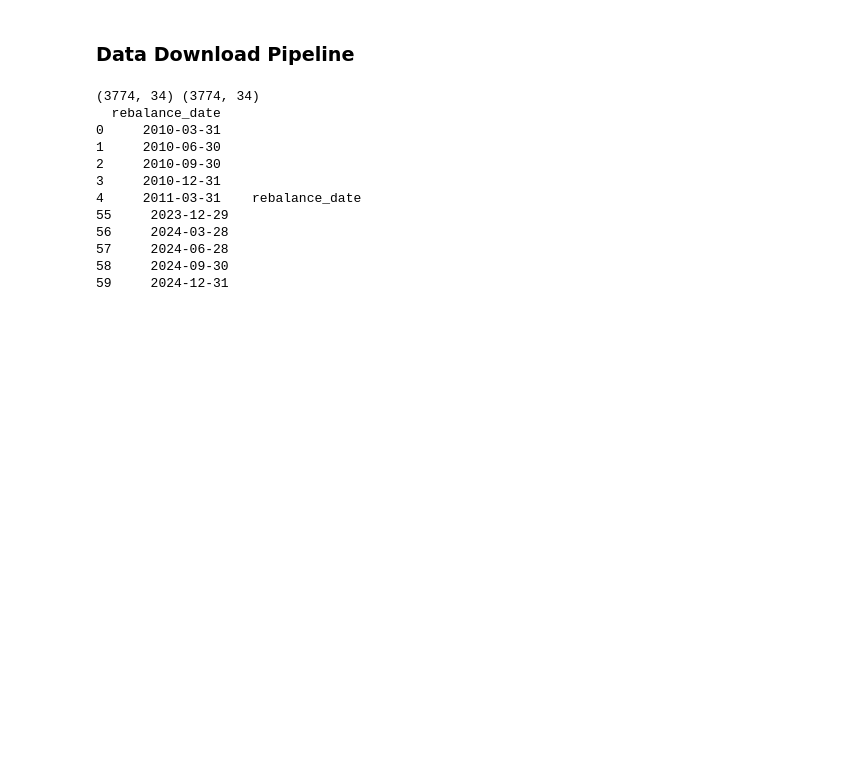
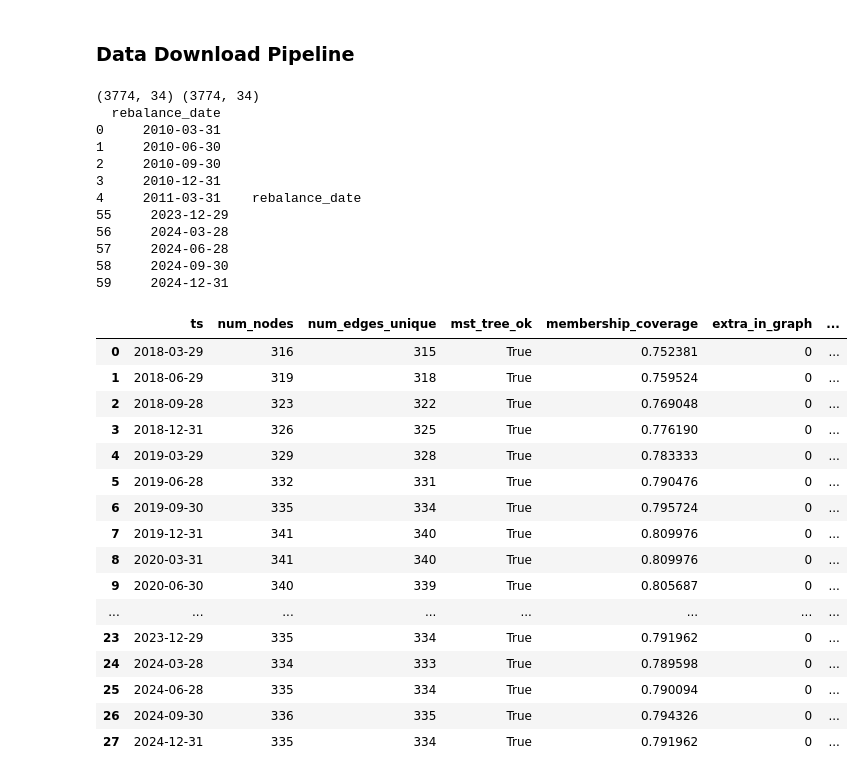
Before and after one commit to BrianIsaac/FinanceCoding, a Jupyter notebook: GNN/test.ipynb, the cells around one changed output. Drawn from its saved outputs; the diff is of its cells as text; code cells hidden in the pictures; blank space fills up the shorter version.

```diff
--- a/GNN/test.ipynb
+++ b/GNN/test.ipynb
@@ -24,3 +24,34 @@ print(rb.head(), rb.tail())          # quarterly dates
 57     2024-06-28
 58     2024-09-30
 59     2024-12-31
+# %%
+from src import utils
+
+
+qa_df = utils.qa_all_graphs(
+    save_dir="processed/graphs",
+    expect_undirected=True,
+    filter_method="mst",
+    membership_csv="data/processed/universe_membership_wiki_sp400_seeded.csv",
+    export_csv="processed/graphs_qa_summary.csv",
+)
+qa_df[['ts','num_nodes','num_edges_unique','mst_tree_ok',
+       'membership_coverage','extra_in_graph','missing_from_graph']]
+# %% [output]
+|  | ts | num_nodes | num_edges_unique | mst_tree_ok | membership_coverage | extra_in_graph | ... |
+| 0 | 2018-03-29 | 316 | 315 | True | 0.752381 | 0 | ... |
+| 1 | 2018-06-29 | 319 | 318 | True | 0.759524 | 0 | ... |
+| 2 | 2018-09-28 | 323 | 322 | True | 0.769048 | 0 | ... |
+| 3 | 2018-12-31 | 326 | 325 | True | 0.776190 | 0 | ... |
+| 4 | 2019-03-29 | 329 | 328 | True | 0.783333 | 0 | ... |
+| 5 | 2019-06-28 | 332 | 331 | True | 0.790476 | 0 | ... |
+| 6 | 2019-09-30 | 335 | 334 | True | 0.795724 | 0 | ... |
+| 7 | 2019-12-31 | 341 | 340 | True | 0.809976 | 0 | ... |
+| 8 | 2020-03-31 | 341 | 340 | True | 0.809976 | 0 | ... |
+| 9 | 2020-06-30 | 340 | 339 | True | 0.805687 | 0 | ... |
+| ... | ... | ... | ... | ... | ... | ... | ... |
+| 23 | 2023-12-29 | 335 | 334 | True | 0.791962 | 0 | ... |
+| 24 | 2024-03-28 | 334 | 333 | True | 0.789598 | 0 | ... |
+| 25 | 2024-06-28 | 335 | 334 | True | 0.790094 | 0 | ... |
+| 26 | 2024-09-30 | 336 | 335 | True | 0.794326 | 0 | ... |
+| 27 | 2024-12-31 | 335 | 334 | True | 0.791962 | 0 | ... |
```
Also changed, not shown: parts of 5 cells of this notebook, 20 other files.
